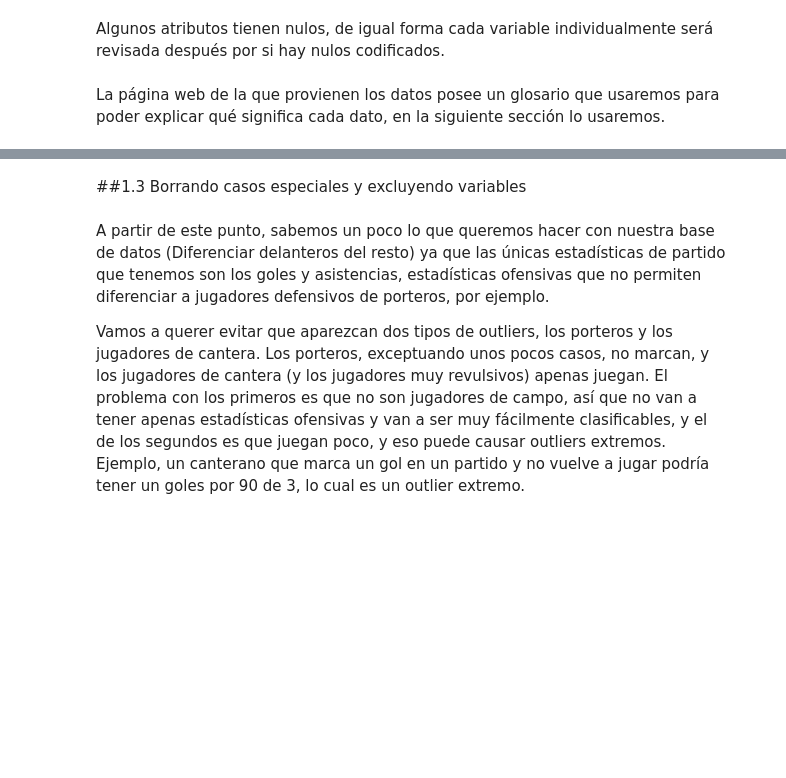
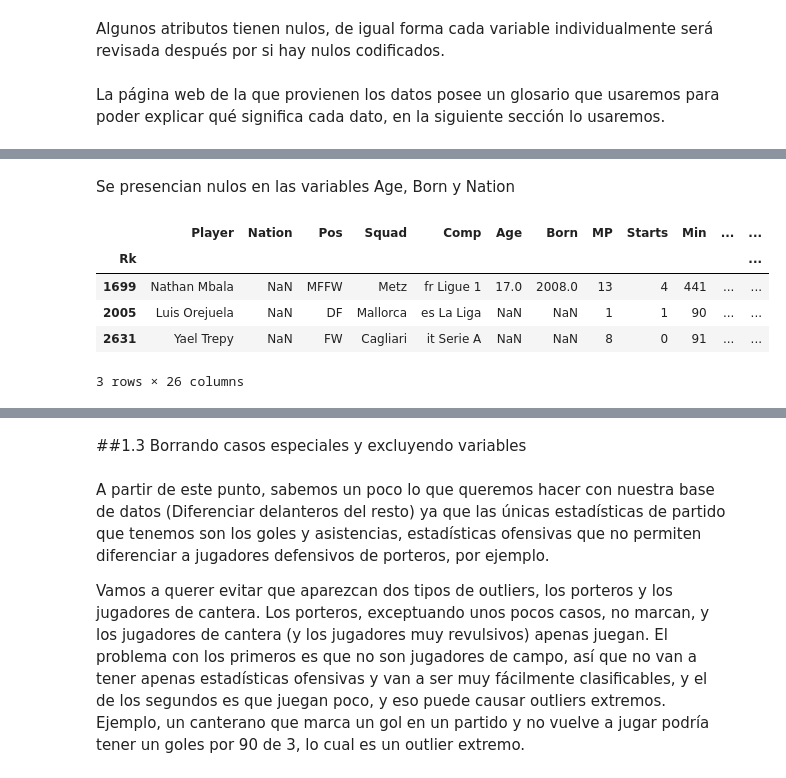
Before and after one commit to alexalvrz-yeah/Proyecto-Fusball, a Jupyter notebook: notebooks/fussball.ipynb, the cells around one changed output, grey strips where cells are left out. Saved outputs shown, nothing was run; the diff lists cells and outputs as text; code cells hidden in the pictures; blank space fills up the shorter version.

```diff
--- a/notebooks/fussball.ipynb
+++ b/notebooks/fussball.ipynb
@@ -211,0 +196,11 @@ _Per 90 Minutes_ (valores divididos entre 90 minutos, pertenecen _Gls.1_, _Ast.1
+# %% [markdown]
+Se presencian nulos en las variables Age, Born y Nation
+# %%
+df[df["Nation"].isnull()]
+# %% [output]
+|  | Player | Nation | Pos | Squad | Comp | Age | Born | MP | Starts | Min | ... | ... |
+| Rk |  |  |  |  |  |  |  |  |  |  |  | ... |
+| 1699 | Nathan Mbala | NaN | MFFW | Metz | fr Ligue 1 | 17.0 | 2008.0 | 13 | 4 | 441 | ... | ... |
+| 2005 | Luis Orejuela | NaN | DF | Mallorca | es La Liga | NaN | NaN | 1 | 1 | 90 | ... | ... |
+| 2631 | Yael Trepy | NaN | FW | Cagliari | it Serie A | NaN | NaN | 8 | 0 | 91 | ... | ... |
+3 rows × 26 columns
```
Also changed, not shown: parts of 53 cells of this notebook.
